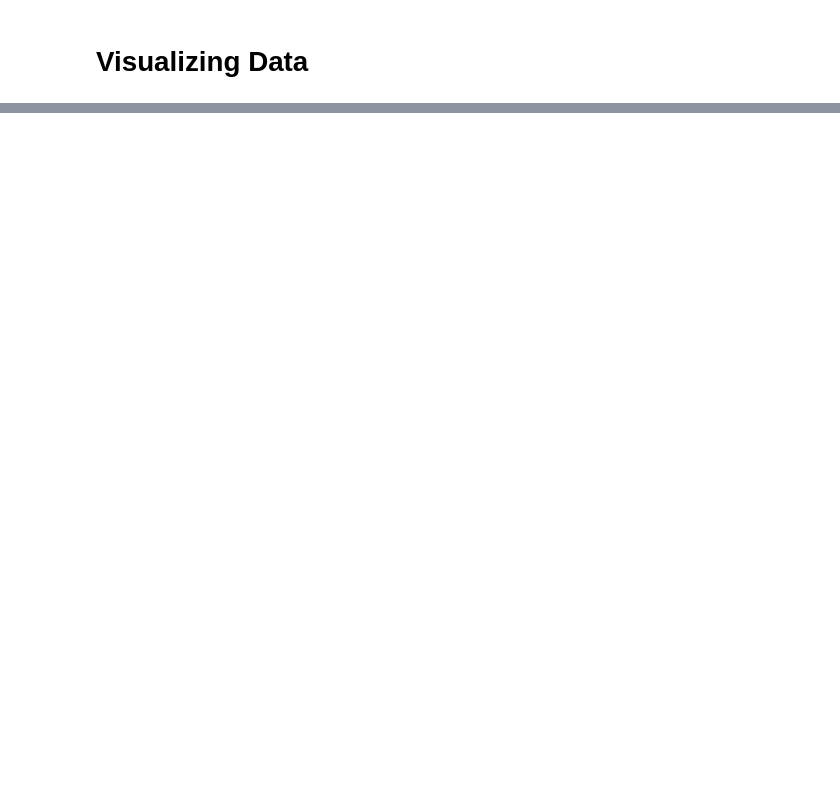
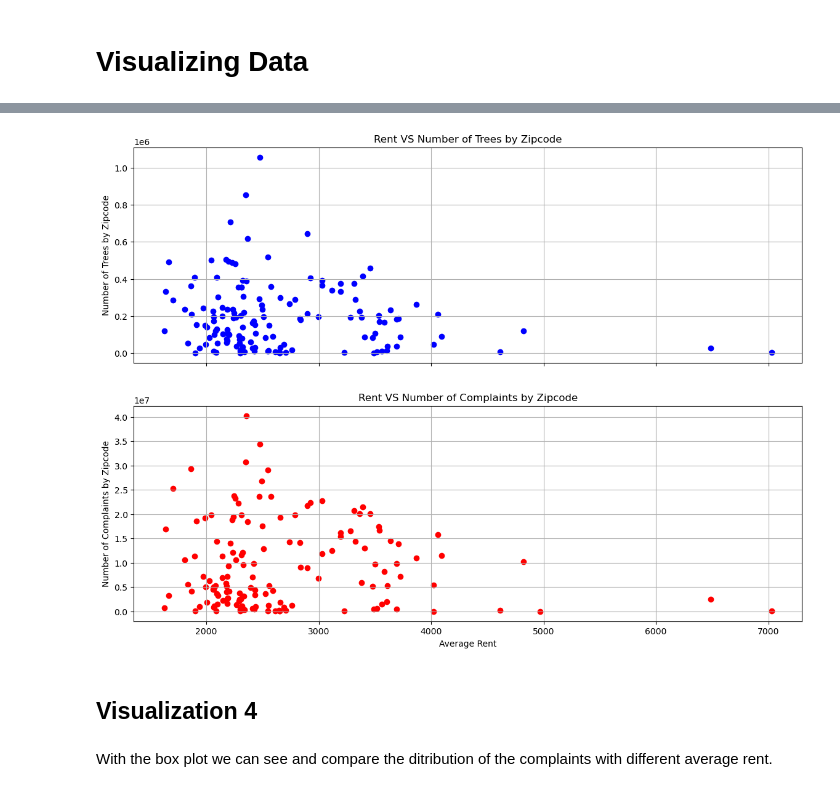
Before and after one commit to yczhou912/4501-Final-Project, a Jupyter notebook: Project.ipynb, the cells around one changed output, grey strips where cells are left out. Cells and saved outputs as stored; diff of their text form; code cells hidden in the pictures; blank space fills up the shorter version.

```diff
--- a/Project.ipynb
+++ b/Project.ipynb
@@ -1110,0 +1009,48 @@ plt.show()
+# %%
+import matplotlib.pyplot as plt
+import pandas as pd
+
+def visualization_3(df_3_tree: pd.DataFrame = df_visual_3_tree, df_3_complaints: pd.DataFrame = df_visual_3_complaints) -> None:
+    """
+    Visualize the relationship between average rent, number of trees, and number of complaints by zipcode.
+
+    Arguments:
+        df_3_tree (pd.DataFrame): DataFrame containing tree data.
+        df_3_complaints (pd.DataFrame): DataFrame containing complaint data.
+
+    Returns:
+        None
+    """
+    # Set subplots
+    fig, (ax1, ax2) = plt.subplots(2, 1, figsize=(14, 10), sharex=True)
+
+    # Add data for ax1
+    ax1.scatter(df_3_tree['average_rent'], df_3_tree['trees_count'], color='blue')
+
+    # Set y-axis for ax1
+    ax1.set_ylabel('Number of Trees by Zipcode')
+    ax1.set_title('Rent VS Number of Trees by Zipcode')
+    ax1.grid(True)  # add grid lines for ax1
+
+    # Add data for ax2
+    ax2.scatter(df_3_complaints['average_rent'], df_3_complaints['complaints_count'], color='red')
+
+    # Set y-axis for ax2
+    ax2.set_ylabel('Number of Complaints by Zipcode')
+
+    # Set x-axis for both subplots
+    ax2.set_xlabel('Average Rent')
+    ax2.set_title('Rent VS Number of Complaints by Zipcode')
+    ax2.grid(True)  # add grid lines for ax2
+
+    # Display the plot
+    plt.show()
+# %%
+# Use animated bar plot to visualize the data.
+visualization_3()
+# %% [output]
+[figure, added]
+# %% [markdown]
+## Visualization 4
+# %% [markdown]
+With the box plot we can see and compare the ditribution of the complaints with different average rent.
```
Also changed, not shown: parts of 127 cells of this notebook, 4 other files.
